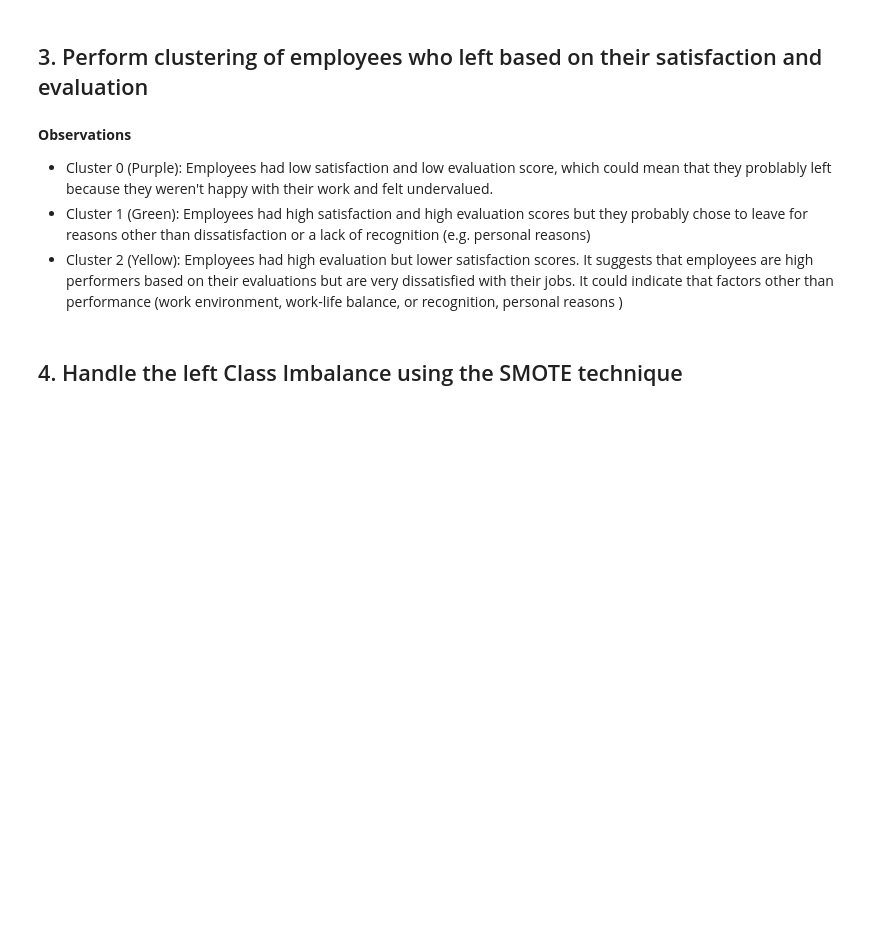
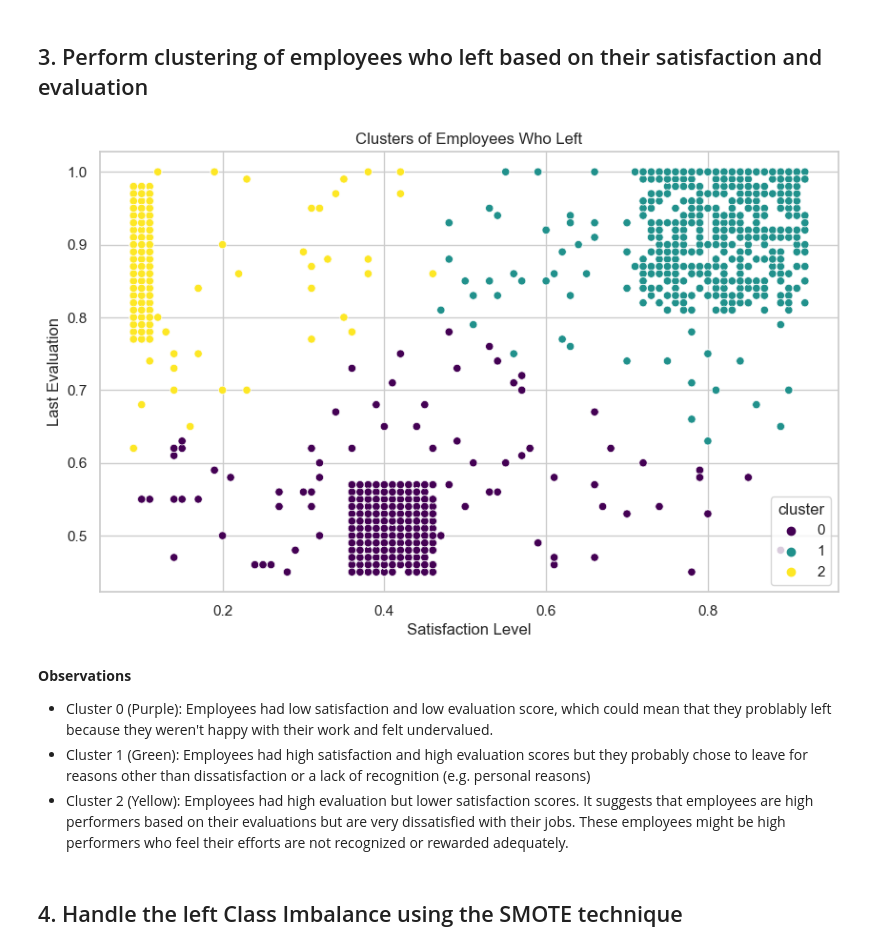
Before and after one commit to karmenatwork/4_CB_employees_turnover, a Jupyter notebook: main.ipynb, the cells around one changed output. Cells and saved outputs as stored; diff of their text form; code cells hidden in the pictures; blank space fills up the shorter version.

Commit message:
Update step 3: Performing clustering of employees
- Rename left_df to left_employees
- Re-run main file to reflect changes

```diff
--- a/main.ipynb
+++ b/main.ipynb
@@ -341,30 +341,31 @@ from sklearn.cluster import KMeans
 
 print('All packages for clustering imported successfully!')
 # %%
-# Filter the dataset for employees who left
-left_df = df[df['left'] == 1]
-# Select relevant columns
-data = left_df.loc[:, ('satisfaction_level', 'last_evaluation')]
+# Filter the dataset for employees who left and select relevant columns
+left_employees = df[df['left'] == 1].loc[:, ('satisfaction_level', 'last_evaluation')]
+
 # Standardize the data
 scaler = StandardScaler()
-data_scaled = scaler.fit_transform(data)
+left_employees_scaled = scaler.fit_transform(left_employees)
 
-# Apply K-Means clustering
+# # Apply K-Means clustering
 kmeans = KMeans(n_clusters=3, random_state=42)
-left_df['cluster'] = kmeans.fit_predict(data_scaled)
+left_employees['cluster'] = kmeans.fit_predict(left_employees_scaled)
 
-# Visualize the clusters
+# # Visualize the clusters
 plt.figure(figsize=(10, 6))
-sns.scatterplot(x='satisfaction_level', y='last_evaluation', hue='cluster', data=left_df, palette='viridis')
-plt.title('Clustering of Employees Who Left ')
+sns.scatterplot(x='satisfaction_level', y='last_evaluation', hue='cluster', data=left_employees, palette='viridis')
 plt.xlabel('Satisfaction Level')
 plt.ylabel('Last Evaluation')
+plt.title('Clusters of Employees Who Left')
 plt.show()
+# %% [output]
+[figure, added]
 # %% [markdown]
 __Observations__
 - Cluster 0 (Purple):  Employees had low satisfaction and low evaluation score, which could mean that they problably left because they weren't happy with their work and felt undervalued.
 - Cluster 1 (Green): Employees had high satisfaction and high evaluation scores but they probably chose to leave for reasons other than dissatisfaction or a lack of recognition (e.g. personal reasons)
-- Cluster 2 (Yellow): Employees had high evaluation but lower satisfaction scores. It suggests that employees are high performers based on their evaluations but are very dissatisfied with their jobs. It could indicate that factors other than performance (work environment, work-life balance, or recognition, personal reasons )
+- Cluster 2 (Yellow): Employees had high evaluation but lower satisfaction scores. It suggests that employees are high performers based on their evaluations but are very dissatisfied with their jobs. These employees might be high performers who feel their efforts are not recognized or rewarded adequately.
 # %% [markdown]
 ## 4. Handle the left Class Imbalance using the SMOTE technique
 # %%
```
Also changed, not shown: parts of 3 cells of this notebook.
